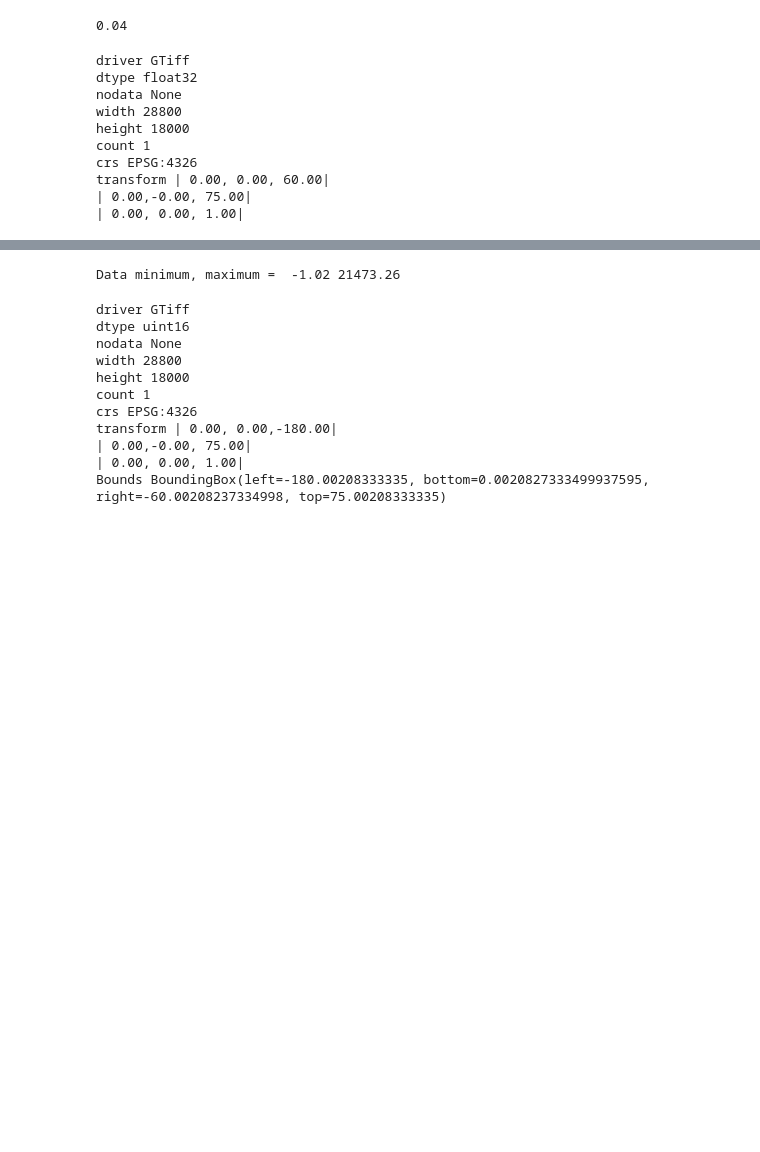
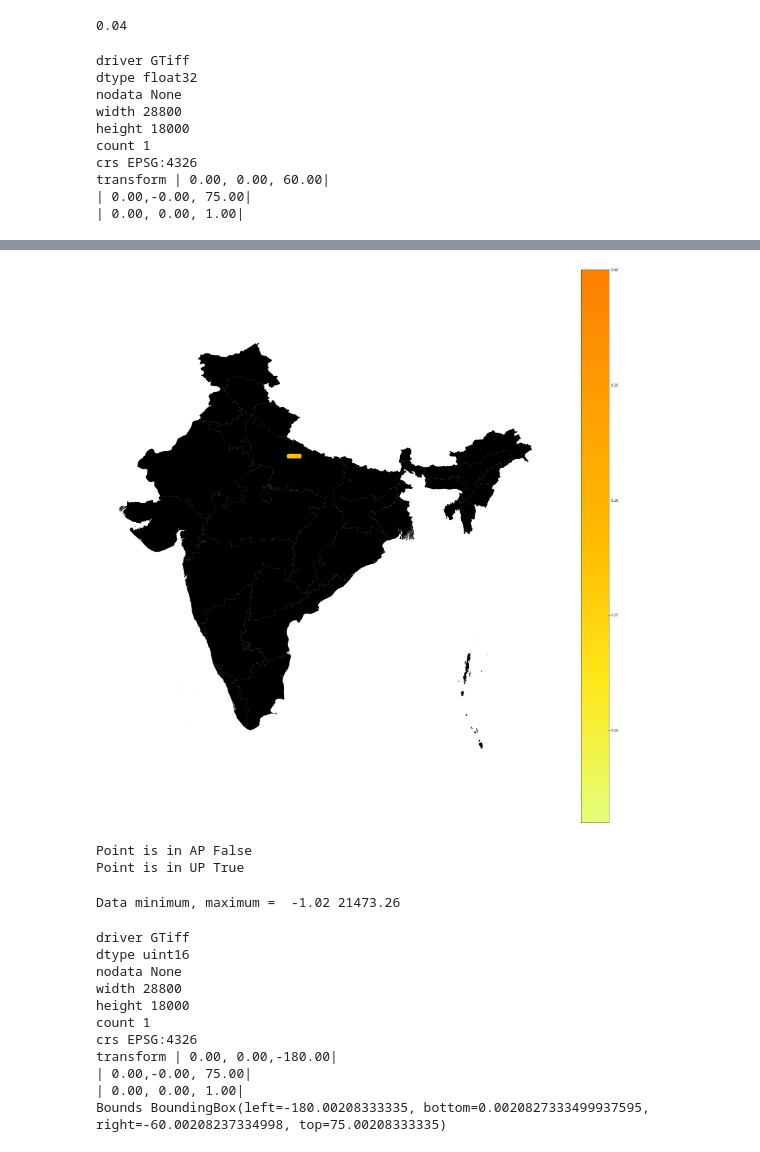
Before and after one commit to JayMan91/COVIDNightBand, a Jupyter notebook: Visual Geodata.ipynb, the cells around one changed output, grey strips where cells are left out. Cells and saved outputs as stored; diff of their text form; code cells hidden in the pictures; blank space fills up the shorter version.

```diff
--- a/Visual Geodata.ipynb
+++ b/Visual Geodata.ipynb
@@ -182,3 +255,27 @@ transform | 0.00, 0.00, 60.00|
+# %%
+gdf = gpd.GeoDataFrame(
+    df, geometry=gpd.points_from_xy(df.longitude, df.latitude))
+gdf.crs = "epsg:4326"
+namp = gpd.read_file("IND_adm/IND_adm1.shp")
+
+f, ax = plt.subplots(figsize=(30,30))
+namp.plot(ax=ax,color= "black")
+
+gdf.plot(ax=ax, column= "NB",legend=True,cmap = 'Wistia')
+ax.set_axis_off()
+lims = plt.axis('equal')
+plt.show()
+# %% [output]
+[figure, added]
+# %%
+point =  points.loc[0,"geometry"]
+ap= namp.loc[0,"geometry"]
+up = namp.loc[33,"geometry"]
+print("Point is in AP",point.within(shape(ap)))
+print("Point is in UP",point.within(shape(up)))
+# %% [output]
+Point is in AP False
+Point is in UP True
 # %%
 if isinstance(dataset.transform, Affine):
      transform = dataset.transform
```
Also changed, not shown: parts of 17 cells of this notebook, 2 other files.
